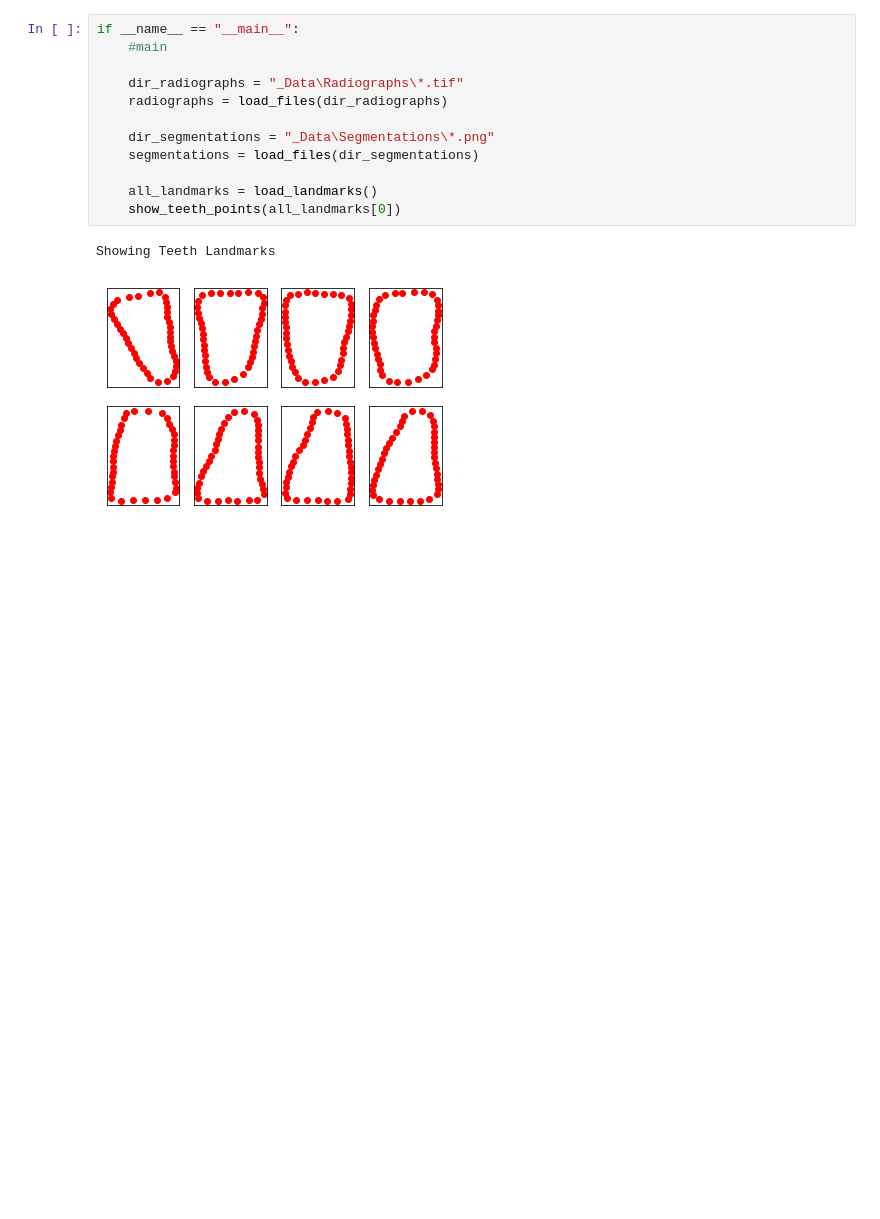
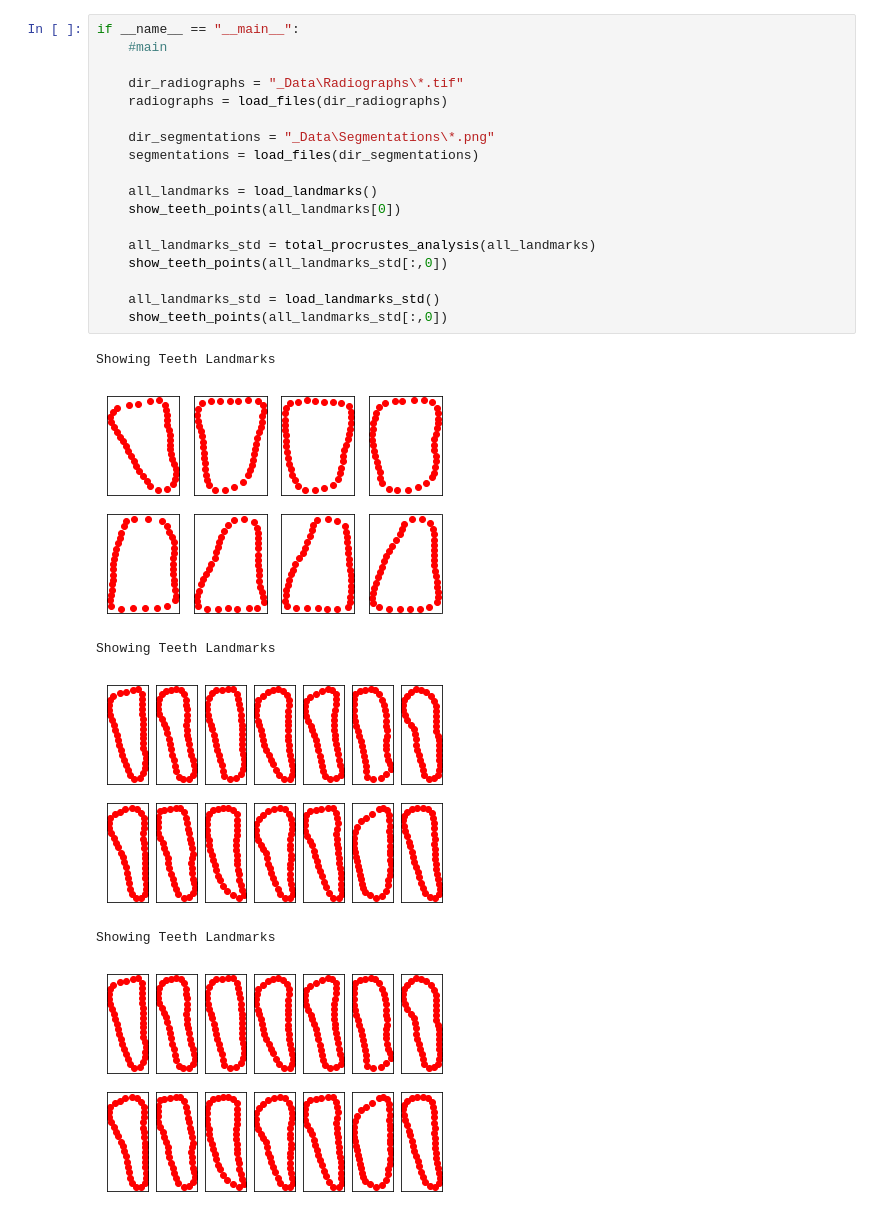
Before and after one commit to Aoriseth/Python-Active-shape-model-for-Incisor-Segmentation, a Jupyter notebook: FileManager.ipynb, the cells around one changed output. Saved outputs shown, nothing was run; the diff lists cells and outputs as text; blank space fills up the shorter version.

```diff
--- a/FileManager.ipynb
+++ b/FileManager.ipynb
@@ -71,15 +108,25 @@ def show_teeth_points(landmarks):
 # %%
 if __name__ == "__main__":
     #main
 
     dir_radiographs = "_Data\Radiographs\*.tif"
     radiographs = load_files(dir_radiographs)
 
     dir_segmentations = "_Data\Segmentations\*.png"
     segmentations = load_files(dir_segmentations)
 
     all_landmarks = load_landmarks()
     show_teeth_points(all_landmarks[0])
+
+    all_landmarks_std = total_procrustes_analysis(all_landmarks)
+    show_teeth_points(all_landmarks_std[:,0])
+
+    all_landmarks_std = load_landmarks_std()
+    show_teeth_points(all_landmarks_std[:,0])
 # %% [output]
 Showing Teeth Landmarks
 [figure]
+Showing Teeth Landmarks
+[figure, added]
+Showing Teeth Landmarks
+[figure, added]
```
Also changed, not shown: parts of 1 cell of this notebook, 2 other files.
